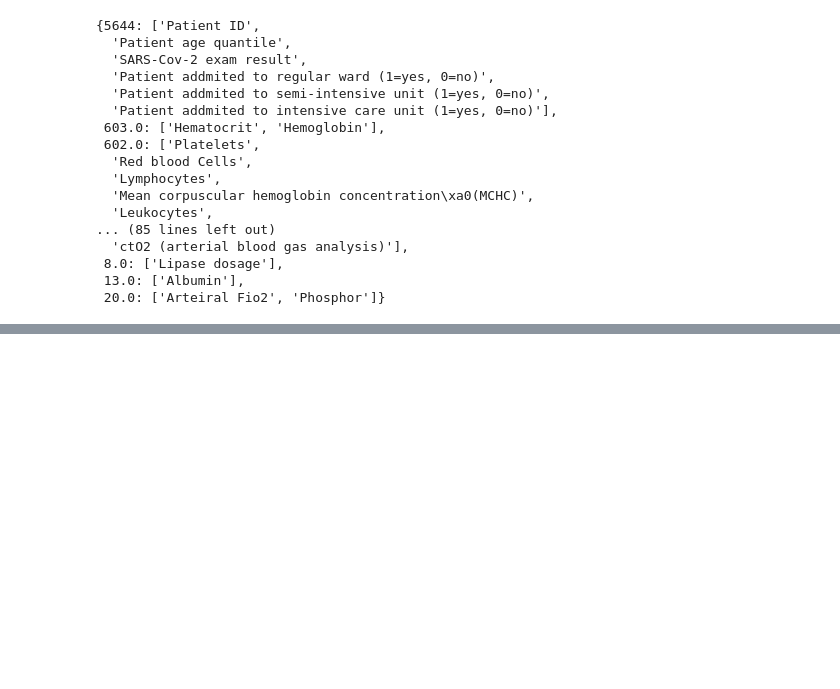
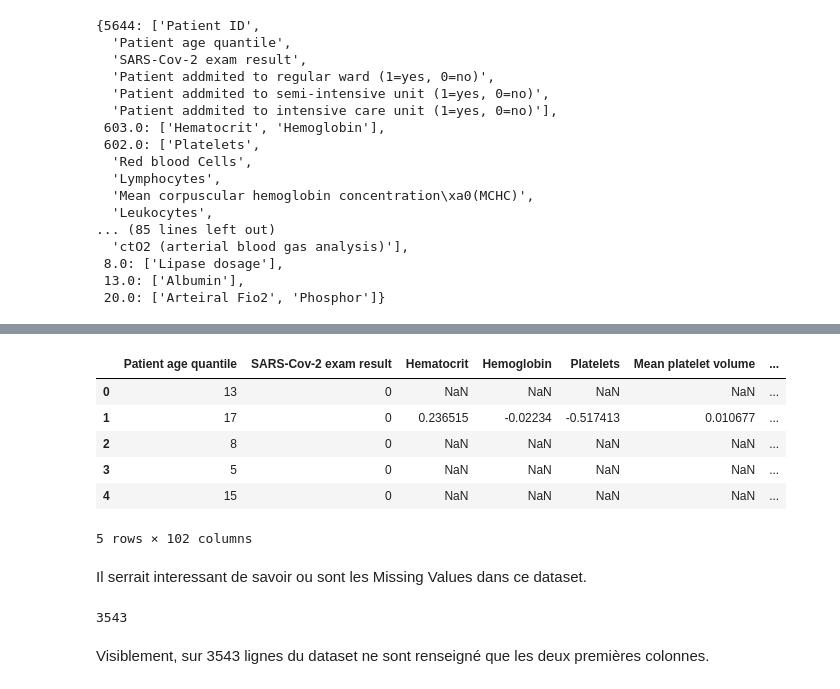
Before and after one commit to TrefleEncornet2/PortFolio, a Jupyter notebook: COVID.ipynb, the cells around one changed output, grey strips where cells are left out. Cells and saved outputs as stored; diff of their text form; code cells hidden in the pictures; blank space fills up the shorter version.

Commit message:
Continuation de l'exploration de la forme du dataset: Visiblement un tas de lignes ne comportent que très peu de valeurs

```diff
--- a/COVID.ipynb
+++ b/COVID.ipynb
@@ -146,0 +197,13 @@ nbr_rows.index[0]
+# %%
+df['SARS-Cov-2 exam result'] = df['SARS-Cov-2 exam result'].map({'negative':0,'positive':1})
+df.head()
+# %% [output]
+|  | Patient age quantile | SARS-Cov-2 exam result | Hematocrit | Hemoglobin | Platelets | Mean platelet volume | ... |
+| 0 | 13 | 0 | NaN | NaN | NaN | NaN | ... |
+| 1 | 17 | 0 | 0.236515 | -0.02234 | -0.517413 | 0.010677 | ... |
+| 2 | 8 | 0 | NaN | NaN | NaN | NaN | ... |
+| 3 | 5 | 0 | NaN | NaN | NaN | NaN | ... |
+| 4 | 15 | 0 | NaN | NaN | NaN | NaN | ... |
+5 rows × 102 columns
+# %% [markdown]
+Il serrait interessant de savoir ou sont les Missing Values dans ce dataset.
@@ -146,0 +220,6 @@ nbr_rows.index[0]
+# %%
+print(len(useless_lines))
+# %% [output]
+3543
+# %% [markdown]
+Visiblement, sur 3543 lignes du dataset ne sont renseigné que les deux premières colonnes.
```
Also changed, not shown: parts of 20 cells of this notebook.
